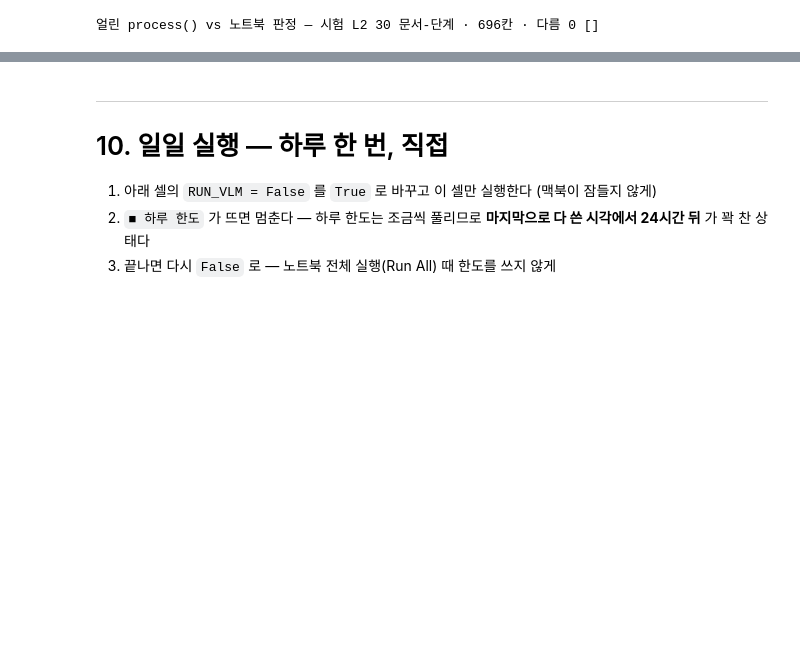
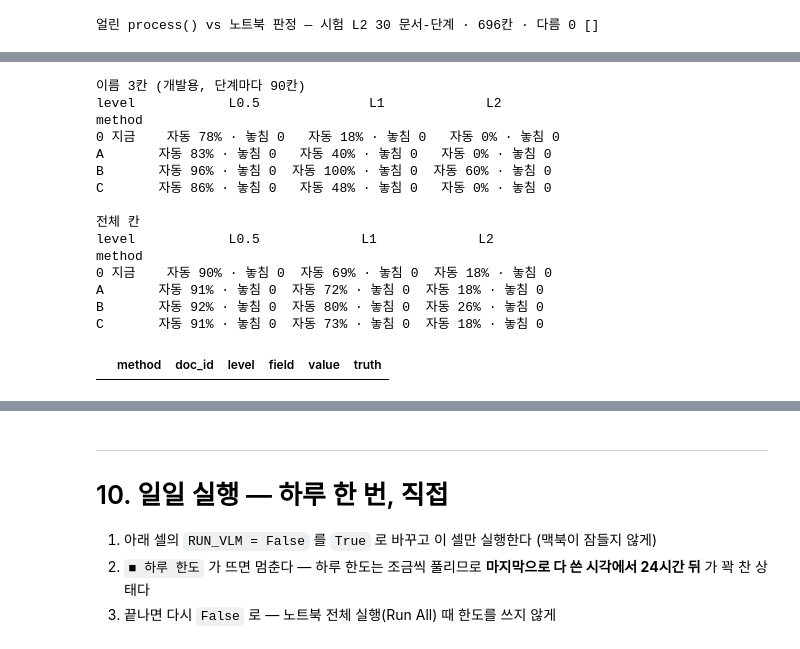
Before and after one commit to songwookun/img-vlm-extractor, a Jupyter notebook: notebooks/02_role_split.ipynb, the cells around one changed output, grey strips where cells are left out. Cells and saved outputs as stored; diff of their text form; code cells hidden in the pictures; blank space fills up the shorter version.

```diff
--- a/notebooks/02_role_split.ipynb
+++ b/notebooks/02_role_split.ipynb
@@ -1922,0 +2031,74 @@ if TEST_READY:                                          # process() 는 V3 를
+# %%
+NAME_MASTER = {"client": COMPANIES, "supplier": COMPANIES, "manager": MANAGERS}
+
+def edit1(a: str, b: str) -> bool:
+    """공백을 뺀 편집거리 1 이하"""
+    a, b = re.sub(r"\s", "", a), re.sub(r"\s", "", b)
+    if abs(len(a) - len(b)) > 1:
+        return False
+    if len(a) == len(b):
+        return sum(x != y for x, y in zip(a, b)) <= 1
+    s, l = sorted((a, b), key=len)
+    return any(l[:k] + l[k + 1:] == s for k in range(len(l)))
+
+def snap(field, v, masters=None):
+    """목록에 있으면 그대로, 한 글자 차이 후보가 하나뿐이면 그 값, 아니면 None"""
+    if not v:
+        return None
+    master = (masters or NAME_MASTER)[field]
+    if re.sub(r"\s", "", v) in {re.sub(r"\s", "", m) for m in master}:
+        return v
+    cand = [m for m in master if edit1(v, m)]
+    return cand[0] if len(cand) == 1 else None
+
+def ocr_near(field, name, sets) -> bool:
+    """양식 위치의 OCR 글자가 두 모드 모두 그 이름과 한 글자 이내"""
+    texts = [re.sub(r"\s*귀\s*하$", "", ocr_in_box(T, LAYOUT[field]).replace("|", "").strip()) for T in sets]
+    return all(t and edit1(t, name) for t in texts)
+
+def name_variant(r, sets, how, masters=None, x=None):
+    x = dict(x or r["x"])
+    extra = []
+    for f in NAME_MASTER if how != "0" else ():
+        s = snap(f, x.get(f), masters)
+        if s is None:
+            continue
+        x[f] = s
+        if how == "B" or (how == "C" and ocr_near(f, s, sets)):
+            extra.append(CheckResult("거래처 목록", True, s, [f]))
+    if how == "0":
+        return judge(x, frozen_checks({**r, "x": x}, sets), sets, no_ground="weak", min_signals=1, ocr_conflict="strict")
+    chk = frozen_checks({**r, "x": x}, sets) + extra
+    return judge(x, chk, sets, no_ground="weak", min_signals=1, ocr_conflict="strict")
+
+res = []
+for r in V0:
+    sets = [ocr_cached(r["image"], psm=p) for p in OCR_PSMS]
+    meta = dict(doc_id=f"quote_{r['seed']:03d}", doc_type="quote", level=r["level"])
+    res += score(frozen_judge(r, sets), r["truths"], **meta, method="0 지금")
+    for how in "ABC":
+        res += score(name_variant(r, sets, how), r["truths"], **meta, method=how)
+NAMES = pd.DataFrame(res)
+_n = NAMES[NAMES.field.isin(list(NAME_MASTER))]
+summary = lambda d: d.groupby(["method", "level"]).outcome.apply(
+    lambda s: f"자동 {s.isin(['정상', '놓친 오답']).mean():.0%} · 놓침 {(s == '놓친 오답').sum()}").unstack()[VLM_LEVELS]
+print("이름 3칸 (개발용, 단계마다 90칸)"); print(summary(_n).to_string(), "\n")
+print("전체 칸"); print(summary(NAMES).to_string(), "\n")
+display(_n[(_n.outcome == "놓친 오답")][["method", "doc_id", "level", "field", "value", "truth"]])
+# %% [output]
+이름 3칸 (개발용, 단계마다 90칸)
+level            L0.5              L1             L2
+method
+0 지금    자동 78% · 놓침 0   자동 18% · 놓침 0   자동 0% · 놓침 0
+A       자동 83% · 놓침 0   자동 40% · 놓침 0   자동 0% · 놓침 0
+B       자동 96% · 놓침 0  자동 100% · 놓침 0  자동 60% · 놓침 0
+C       자동 86% · 놓침 0   자동 48% · 놓침 0   자동 0% · 놓침 0
+
+전체 칸
+level            L0.5             L1             L2
+method
+0 지금    자동 90% · 놓침 0  자동 69% · 놓침 0  자동 18% · 놓침 0
+A       자동 91% · 놓침 0  자동 72% · 놓침 0  자동 18% · 놓침 0
+B       자동 92% · 놓침 0  자동 80% · 놓침 0  자동 26% · 놓침 0
+C       자동 91% · 놓침 0  자동 73% · 놓침 0  자동 18% · 놓침 0
+|  | method | doc_id | level | field | value | truth |
```
Also changed, not shown: parts of 11 cells of this notebook, 6 other files.
